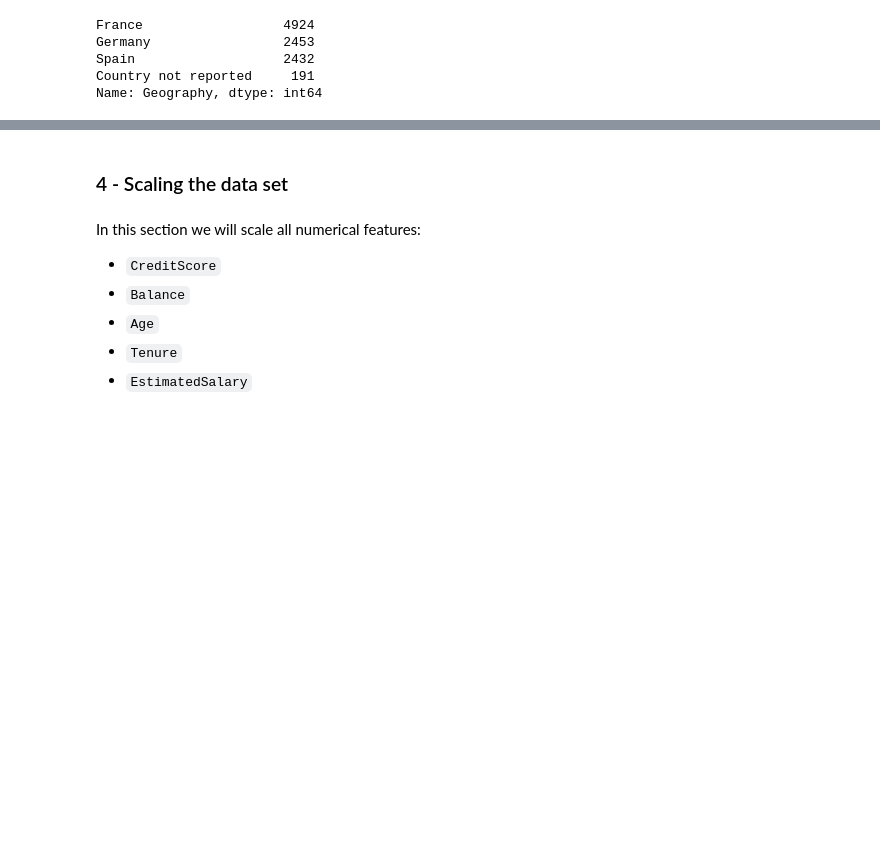
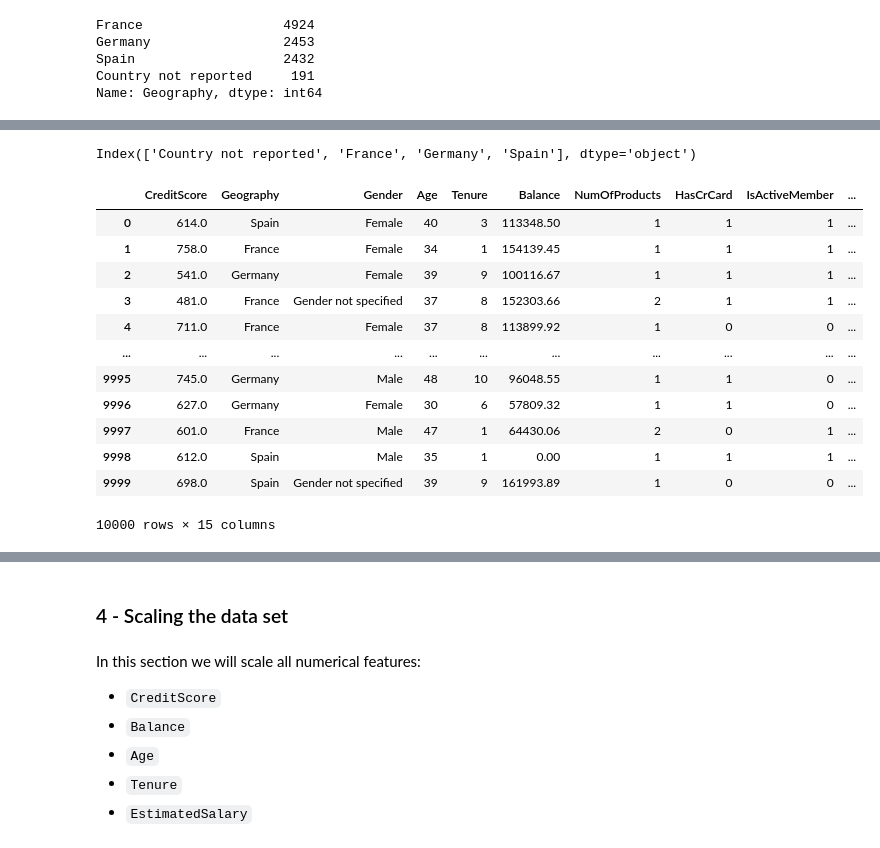
Before and after one commit to Maycas/Bank-Data-Analysis, a Jupyter notebook: Bank Data.ipynb, the cells around one changed output, grey strips where cells are left out. Cells and saved outputs as stored; diff of their text form; code cells hidden in the pictures; blank space fills up the shorter version.

Commit message:
One Hot Encoding for Geography

```diff
--- a/Bank Data.ipynb
+++ b/Bank Data.ipynb
@@ -1249,0 +1252,3 @@ Name: Geography, dtype: int64
+# %%
+reshaped_geography = one_hot_reshape(df_bank, "Geography")
+reshaped_geography
@@ -1249,0 +1263,4 @@ Name: Geography, dtype: int64
+# %%
+# using One Hot Encoding as there's no relationship between the different values
+encoder = OneHotEncoder(sparse = False)
+encoder.fit_transform(reshaped_geography)
@@ -1249,0 +1275,3 @@ Name: Geography, dtype: int64
+# %%
+temp_df = pd.DataFrame(encoder.fit_transform(reshaped_geography),columns=list(encoder.categories_))
+temp_df.head()
@@ -1249,0 +1285,22 @@ Name: Geography, dtype: int64
+# %%
+temp_df.columns = [multi_col[0] for multi_col in temp_df.columns]
+temp_df.columns
+# %% [output]
+Index(['Country not reported', 'France', 'Germany', 'Spain'], dtype='object')
+# %%
+df_bank = df_bank.join(temp_df)
+df_bank
+# %% [output]
+|  | CreditScore | Geography | Gender | Age | Tenure | Balance | NumOfProducts | HasCrCard | IsActiveMember | ... |
+| 0 | 614.0 | Spain | Female | 40 | 3 | 113348.50 | 1 | 1 | 1 | ... |
+| 1 | 758.0 | France | Female | 34 | 1 | 154139.45 | 1 | 1 | 1 | ... |
+| 2 | 541.0 | Germany | Female | 39 | 9 | 100116.67 | 1 | 1 | 1 | ... |
+| 3 | 481.0 | France | Gender not specified | 37 | 8 | 152303.66 | 2 | 1 | 1 | ... |
+| 4 | 711.0 | France | Female | 37 | 8 | 113899.92 | 1 | 0 | 0 | ... |
+| ... | ... | ... | ... | ... | ... | ... | ... | ... | ... | ... |
+| 9995 | 745.0 | Germany | Male | 48 | 10 | 96048.55 | 1 | 1 | 0 | ... |
+| 9996 | 627.0 | Germany | Female | 30 | 6 | 57809.32 | 1 | 1 | 0 | ... |
+| 9997 | 601.0 | France | Male | 47 | 1 | 64430.06 | 2 | 0 | 1 | ... |
+| 9998 | 612.0 | Spain | Male | 35 | 1 | 0.00 | 1 | 1 | 1 | ... |
+| 9999 | 698.0 | Spain | Gender not specified | 39 | 9 | 161993.89 | 1 | 0 | 0 | ... |
+10000 rows × 15 columns
```
Also changed, not shown: parts of 14 cells of this notebook.
